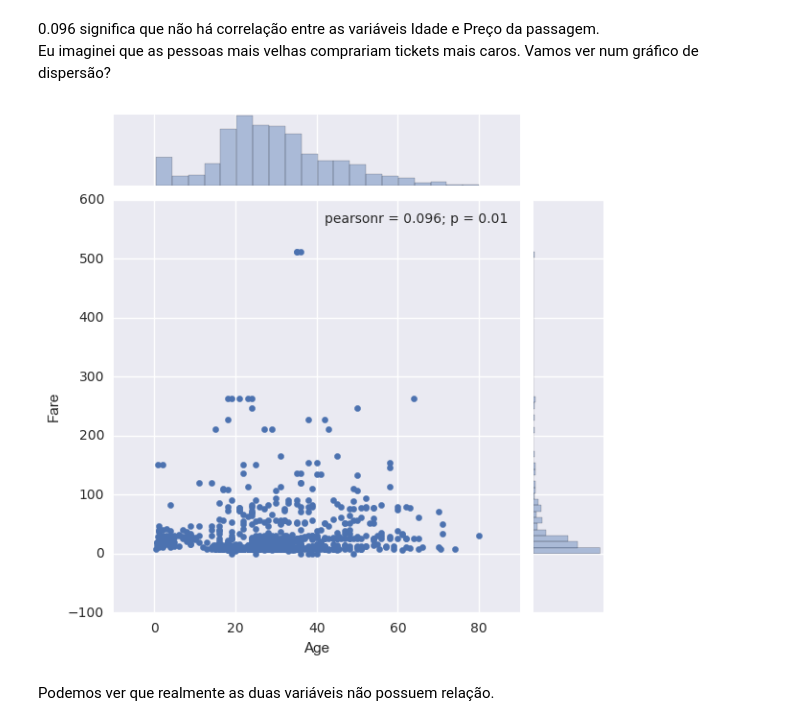
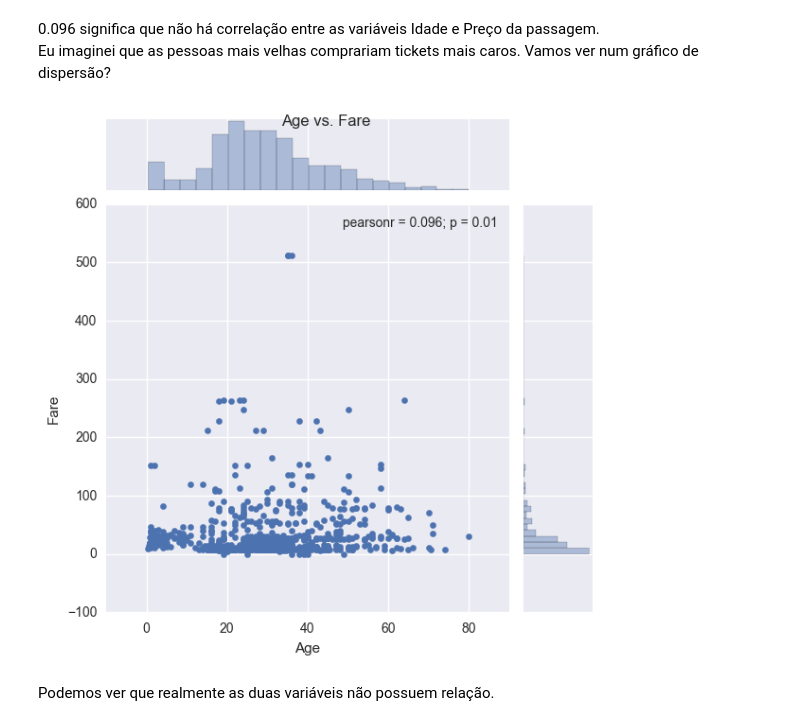
Before and after one commit to nrthorun/P2, a Jupyter notebook: P2+-+Titanic+Panda.ipynb, the cells around one changed output. Drawn from its saved outputs; the diff is of its cells as text; code cells hidden in the pictures.

```diff
--- a/P2+-+Titanic+Panda.ipynb
+++ b/P2+-+Titanic+Panda.ipynb
@@ -396,10 +398,11 @@ Eu imaginei que as pessoas mais velhas comprariam tickets mais caros.
 Vamos ver num gráfico de dispersão?
 # %%
 #Plota o gráfico de dispersão
-sns.jointplot(x="Age", y="Fare", data=df);
+g = sns.jointplot(x="Age", y="Fare", data=df);
+g.fig.suptitle("Age vs. Fare")
 sns.plt.show()
 # %% [output]
-[figure, old version]
+[figure, new version]
 # %% [markdown]
 Podemos ver que realmente as duas variáveis não possuem relação.
 # %%
```
Also changed, not shown: parts of 10 cells of this notebook, 2 other files.
